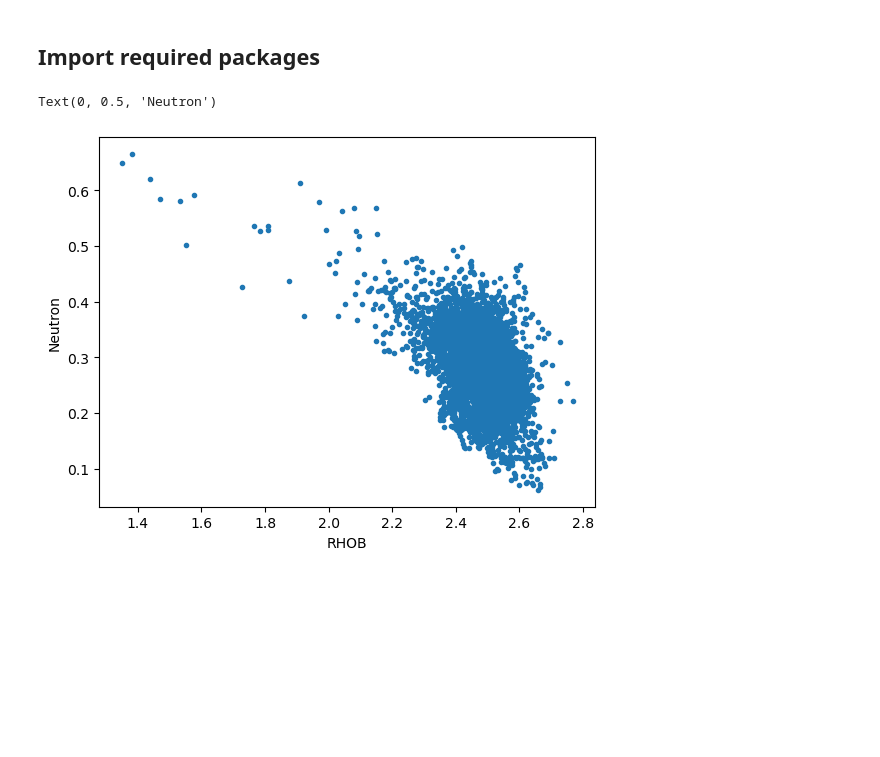
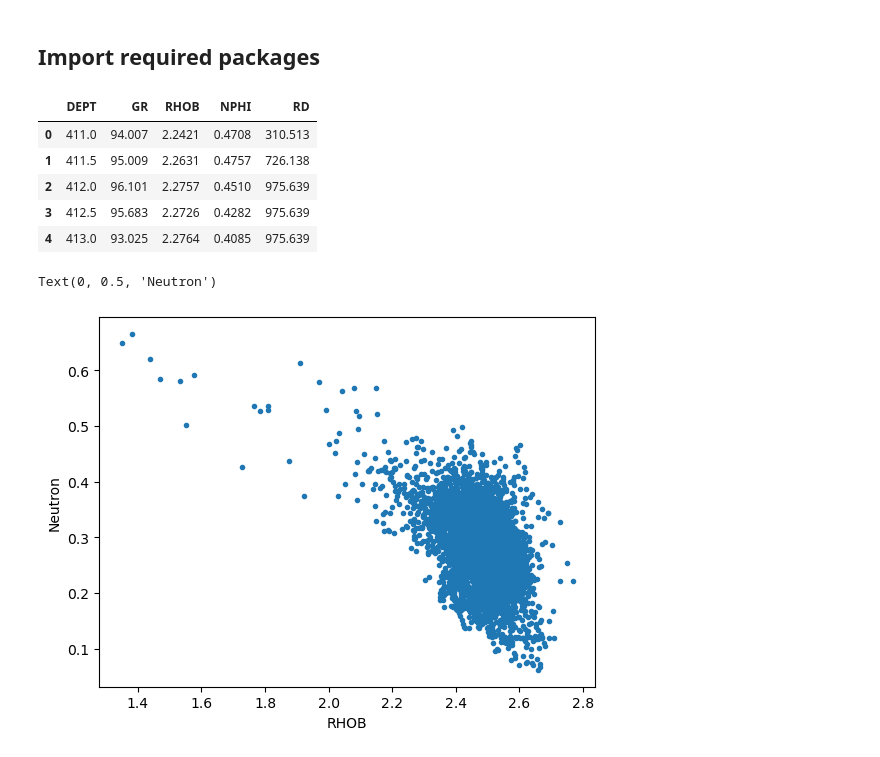
Before and after one commit to whghdrms/Machine-Learning-Competition-2023, a Jupyter notebook: HJ_Exercise_2.ipynb, the cells around one changed output. Cells and saved outputs as stored; diff of their text form; code cells hidden in the pictures; blank space fills up the shorter version.

```diff
--- a/HJ_Exercise_2.ipynb
+++ b/HJ_Exercise_2.ipynb
@@ -7,6 +7,15 @@ import sklearn
 import numpy as np
 # load data
 df = pd.read_csv("data/train/aligned_well_01.csv")
+# %%
+df.head()
+# %% [output]
+|  | DEPT | GR | RHOB | NPHI | RD |
+| 0 | 411.0 | 94.007 | 2.2421 | 0.4708 | 310.513 |
+| 1 | 411.5 | 95.009 | 2.2631 | 0.4757 | 726.138 |
+| 2 | 412.0 | 96.101 | 2.2757 | 0.4510 | 975.639 |
+| 3 | 412.5 | 95.683 | 2.2726 | 0.4282 | 975.639 |
+| 4 | 413.0 | 93.025 | 2.2764 | 0.4085 | 975.639 |
 # %%
 # Quick visualization
 plt.plot(df.RHOB, df.NPHI,'.')
```
Also changed, not shown: parts of 1 cell of this notebook, 3 other files.
